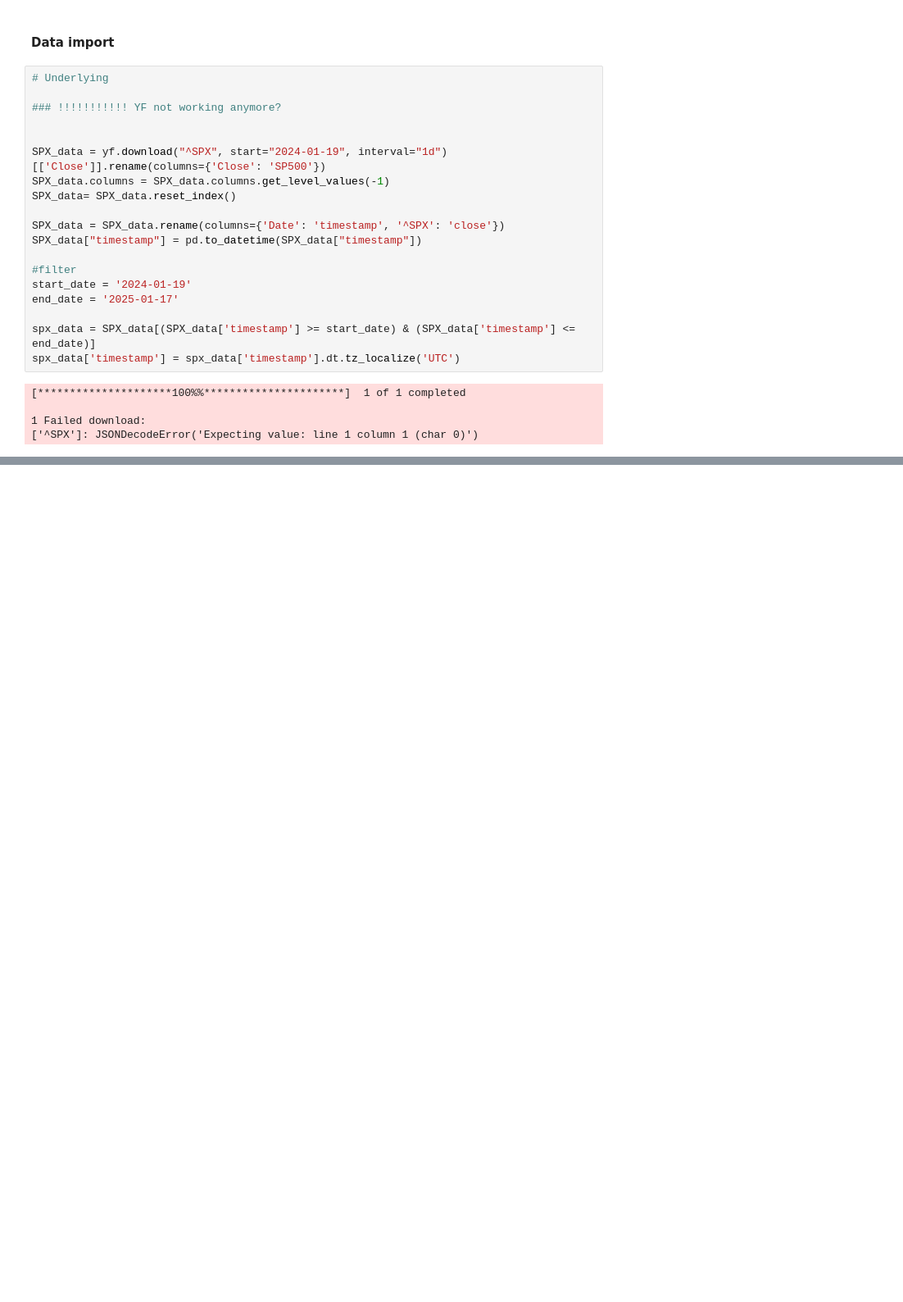
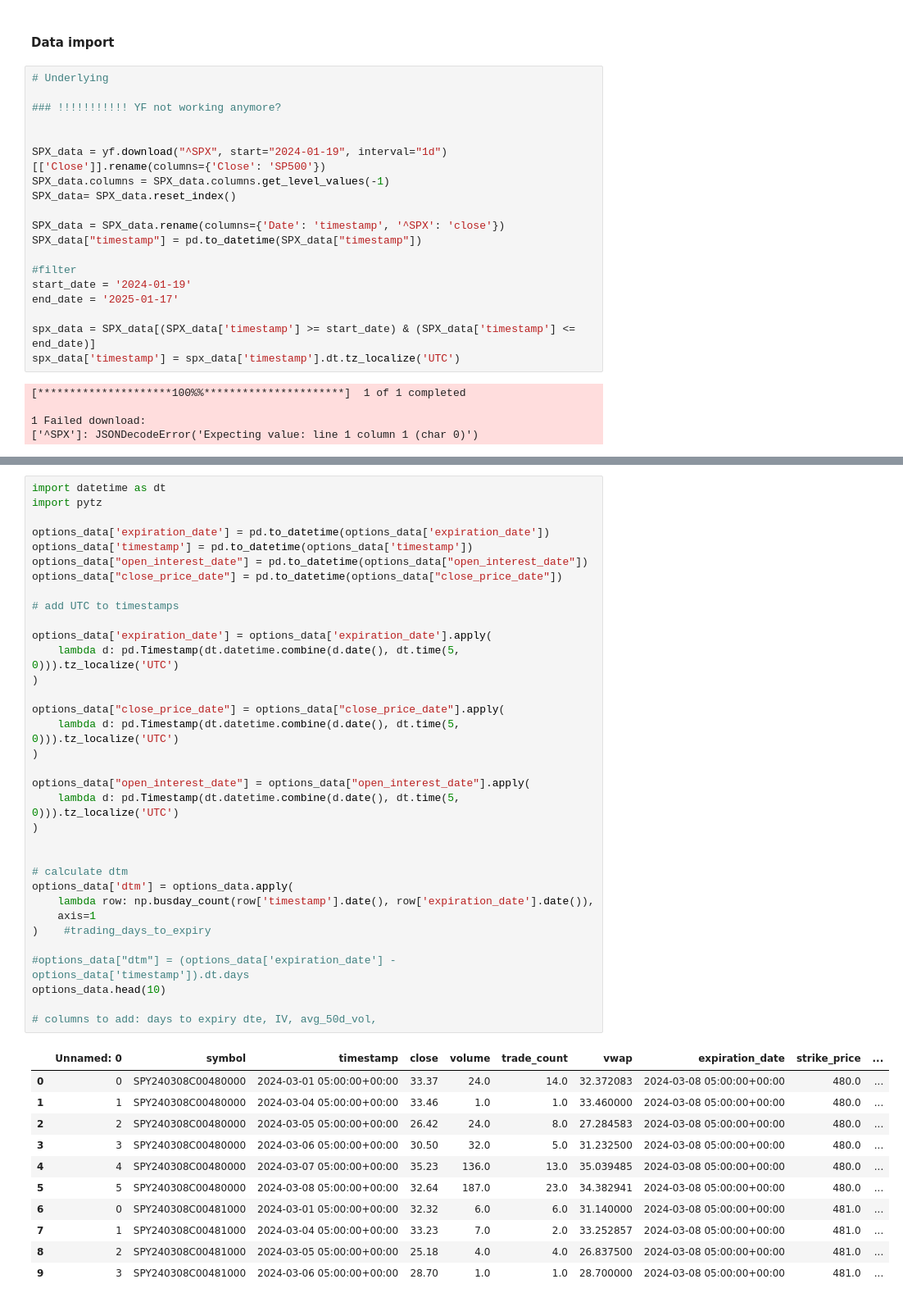
Before and after one commit to principlepauli/Butterflies-, a Jupyter notebook: Strategy/Option_Butterfly_1.ipynb, the cells around one changed output, grey strips where cells are left out. Shown at 82% size. Drawn from its saved outputs; the diff is of its cells as text; blank space fills up the shorter version.

```diff
--- a/Strategy/Option_Butterfly_1.ipynb
+++ b/Strategy/Option_Butterfly_1.ipynb
@@ -71,3 +70,49 @@ options_data
 | 145457 | 4 | SPY250428P00539000 | 2025-04-25 04:00:00+00:00 | 0.52 | 9768.0 | 2112.0 | 1.158611 | 2025-04-28 | 539.0 | ... |
 | 145458 | 5 | SPY250428P00539000 | 2025-04-28 04:00:00+00:00 | 0.01 | 47632.0 | 3089.0 | 0.085349 | 2025-04-28 | 539.0 | ... |
 145459 rows × 18 columns
+# %%
+import datetime as dt
+import pytz
+
+options_data['expiration_date'] = pd.to_datetime(options_data['expiration_date'])
+options_data['timestamp'] = pd.to_datetime(options_data['timestamp'])
+options_data["open_interest_date"] = pd.to_datetime(options_data["open_interest_date"])
+options_data["close_price_date"] = pd.to_datetime(options_data["close_price_date"])
+
+# add UTC to timestamps
+
+options_data['expiration_date'] = options_data['expiration_date'].apply(
+    lambda d: pd.Timestamp(dt.datetime.combine(d.date(), dt.time(5, 0))).tz_localize('UTC')
+)
+
+options_data["close_price_date"] = options_data["close_price_date"].apply(
+    lambda d: pd.Timestamp(dt.datetime.combine(d.date(), dt.time(5, 0))).tz_localize('UTC')
+)
+
+options_data["open_interest_date"] = options_data["open_interest_date"].apply(
+    lambda d: pd.Timestamp(dt.datetime.combine(d.date(), dt.time(5, 0))).tz_localize('UTC')
+)
+
+
+# calculate dtm
+options_data['dtm'] = options_data.apply(
+    lambda row: np.busday_count(row['timestamp'].date(), row['expiration_date'].date()),
+    axis=1
+)    #trading_days_to_expiry
+
+#options_data["dtm"] = (options_data['expiration_date'] - options_data['timestamp']).dt.days
+options_data.head(10)
+
+# columns to add: days to expiry dte, IV, avg_50d_vol,
+# %% [output]
+|  | Unnamed: 0 | symbol | timestamp | close | volume | trade_count | vwap | expiration_date | strike_price | ... |
+| 0 | 0 | SPY240308C00480000 | 2024-03-01 05:00:00+00:00 | 33.37 | 24.0 | 14.0 | 32.372083 | 2024-03-08 05:00:00+00:00 | 480.0 | ... |
+| 1 | 1 | SPY240308C00480000 | 2024-03-04 05:00:00+00:00 | 33.46 | 1.0 | 1.0 | 33.460000 | 2024-03-08 05:00:00+00:00 | 480.0 | ... |
+| 2 | 2 | SPY240308C00480000 | 2024-03-05 05:00:00+00:00 | 26.42 | 24.0 | 8.0 | 27.284583 | 2024-03-08 05:00:00+00:00 | 480.0 | ... |
+| 3 | 3 | SPY240308C00480000 | 2024-03-06 05:00:00+00:00 | 30.50 | 32.0 | 5.0 | 31.232500 | 2024-03-08 05:00:00+00:00 | 480.0 | ... |
+| 4 | 4 | SPY240308C00480000 | 2024-03-07 05:00:00+00:00 | 35.23 | 136.0 | 13.0 | 35.039485 | 2024-03-08 05:00:00+00:00 | 480.0 | ... |
+| 5 | 5 | SPY240308C00480000 | 2024-03-08 05:00:00+00:00 | 32.64 | 187.0 | 23.0 | 34.382941 | 2024-03-08 05:00:00+00:00 | 480.0 | ... |
+| 6 | 0 | SPY240308C00481000 | 2024-03-01 05:00:00+00:00 | 32.32 | 6.0 | 6.0 | 31.140000 | 2024-03-08 05:00:00+00:00 | 481.0 | ... |
+| 7 | 1 | SPY240308C00481000 | 2024-03-04 05:00:00+00:00 | 33.23 | 7.0 | 2.0 | 33.252857 | 2024-03-08 05:00:00+00:00 | 481.0 | ... |
+| 8 | 2 | SPY240308C00481000 | 2024-03-05 05:00:00+00:00 | 25.18 | 4.0 | 4.0 | 26.837500 | 2024-03-08 05:00:00+00:00 | 481.0 | ... |
+| 9 | 3 | SPY240308C00481000 | 2024-03-06 05:00:00+00:00 | 28.70 | 1.0 | 1.0 | 28.700000 | 2024-03-08 05:00:00+00:00 | 481.0 | ... |
```
Also changed, not shown: parts of 4 cells of this notebook, 1 other file.
